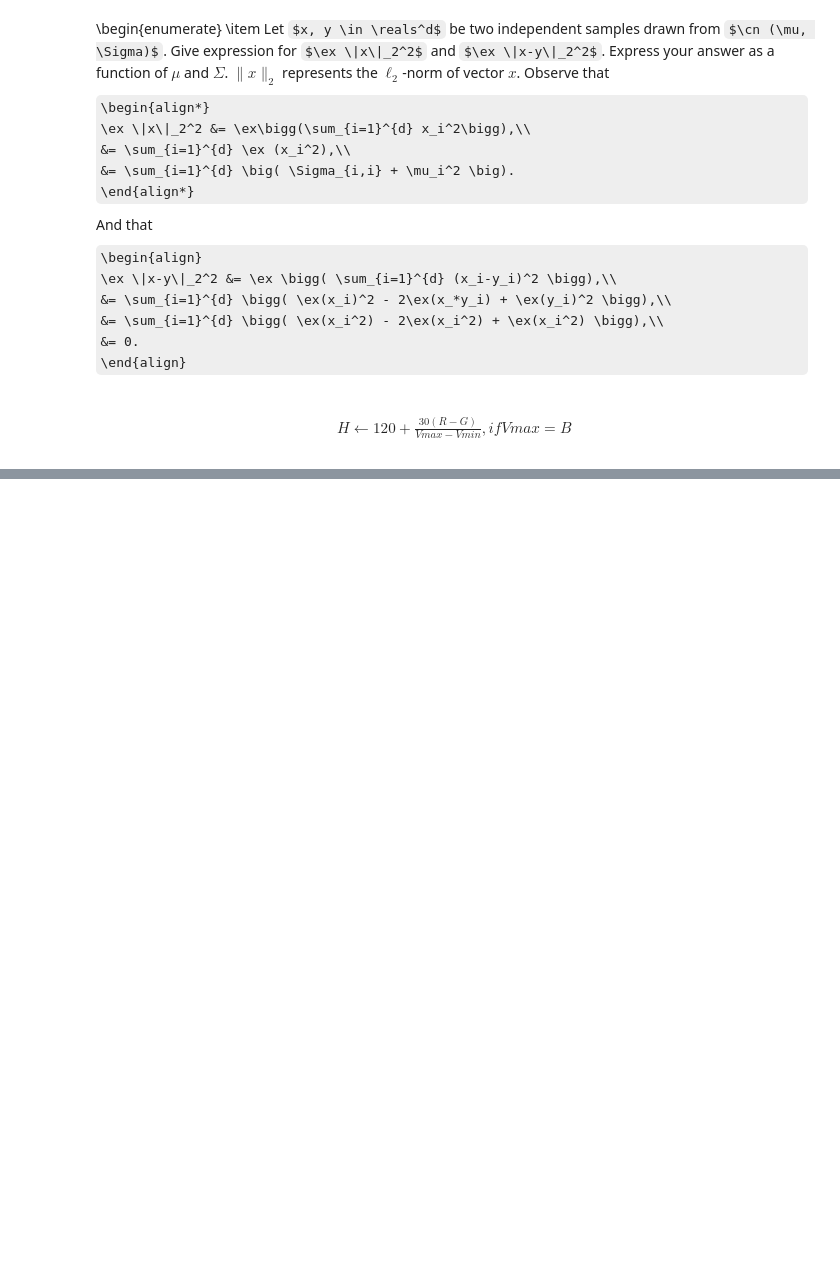
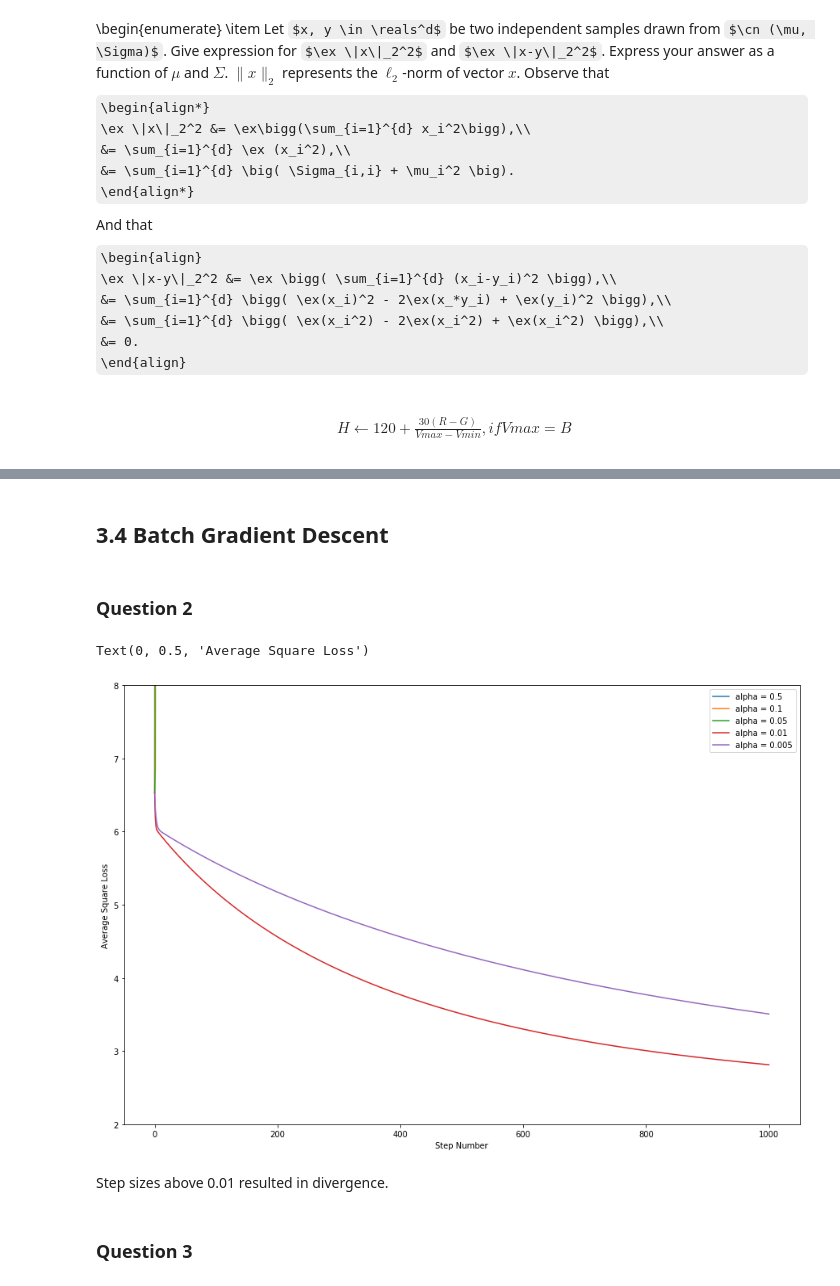
Before and after one commit to cfizette/NYU-Data-Science, a Jupyter notebook: DS-1003/hw/hw1/hw1-solution.ipynb, the cells around one changed output, grey strips where cells are left out. Drawn from its saved outputs; the diff is of its cells as text; code cells hidden in the pictures; some formulas as TeX source; blank space fills up the shorter version.

Commit message:
finished batch gradient descent section

```diff
--- a/DS-1003/hw/hw1/hw1-solution.ipynb
+++ b/DS-1003/hw/hw1/hw1-solution.ipynb
@@ -6,3 +8,5 @@ import matplotlib.pyplot as plt
+# %%
+matplotlib.rcParams['figure.figsize'] = [15, 10]
 # %% [markdown]
 # 1. Probability
 # %% [markdown]
@@ -32,4 +36,37 @@
+# %%
+def add_bias(X, b=1):
+    n = X.shape[0]
+    bias = b*np.ones((n,1))
+    return np.hstack((bias, X))
 # %%
 df = pd.read_csv('data.csv')
 X = df.drop('y', axis=1)
 y = df.y
+# %%
+X = add_bias(X)
+# %% [markdown]
+## 3.4 Batch Gradient Descent
+# %%
+batch_alphas = [0.5, 0.1, 0.05, 0.01, 0.005]
+theta_hists = []
+loss_hists = []
+for alpha in batch_alphas:
+    theta_hist, loss_hist = batch_grad_descent(X, y, alpha=alpha, num_step=1000, grad_check=False)
+    theta_hists.append((theta_hist, alpha))
+    loss_hists.append((loss_hist, alpha))
+# %% [markdown]
+### Question 2
+# %%
+for loss_hist, alpha in loss_hists:
+    plt.plot(loss_hist, label='alpha = {}'.format(alpha))
+plt.ylim(2,8)
+plt.legend()
+plt.xlabel('Step Number')
+plt.ylabel('Average Square Loss')
+# %% [output]
+Text(0, 0.5, 'Average Square Loss')
+[figure, added]
+# %% [markdown]
+Step sizes above 0.01 resulted in divergence.
+# %% [markdown]
+### Question 3
```
Also changed, not shown: parts of 12 cells of this notebook.
